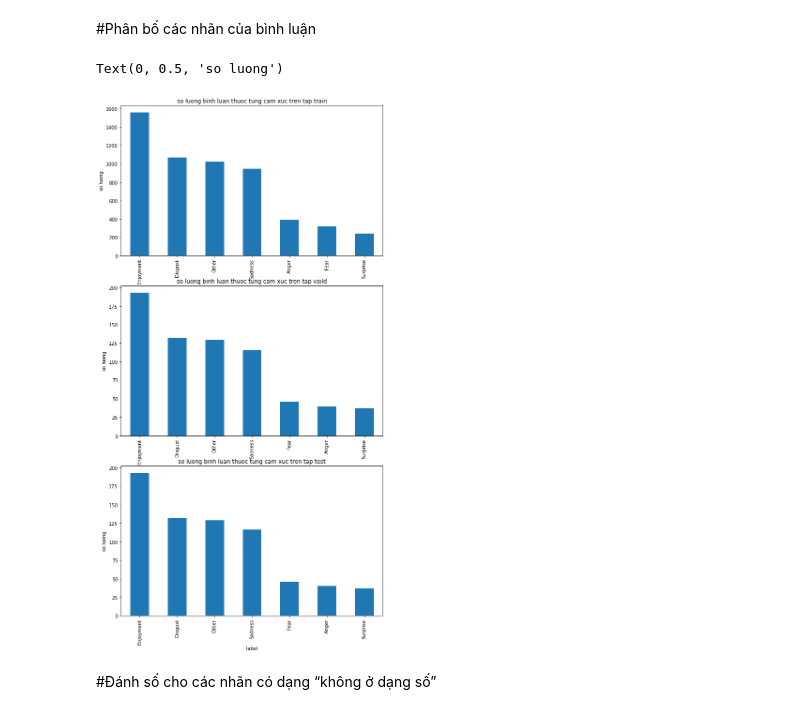
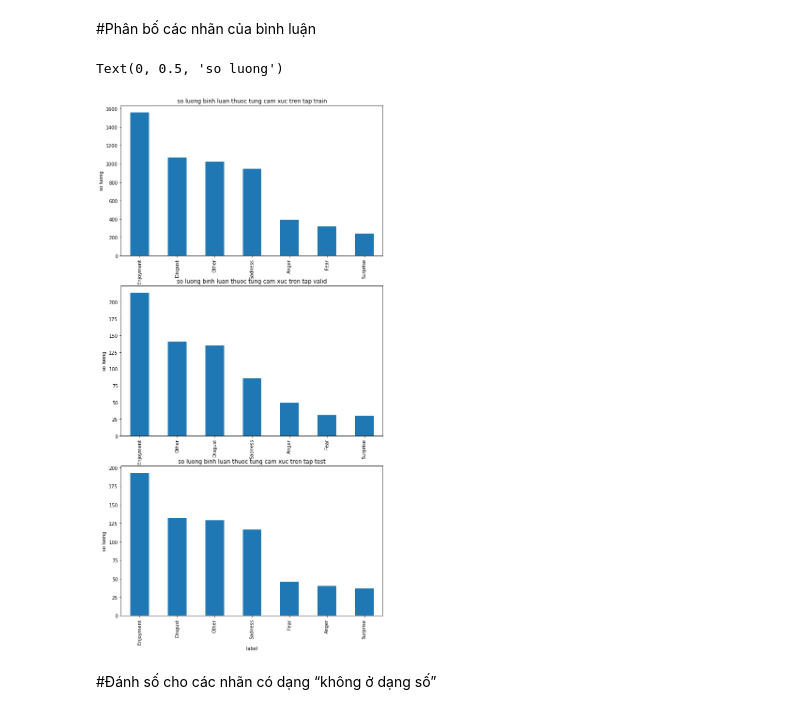
Before and after one commit to NguyenXuanVinh2000/NLP-Classifcation, a Jupyter notebook: Source_code.ipynb, the cells around one changed output. Cells and saved outputs as stored; diff of their text form; code cells hidden in the pictures.

```diff
--- a/Source_code.ipynb
+++ b/Source_code.ipynb
@@ -21,13 +28,13 @@ df_train = pd.read_excel(xl1, 0)
 xl2 = pd.ExcelFile('/content/NLP-Classifcation/UIT-VSMEC/test_nor_811.xlsx')
 df_test = pd.read_excel(xl2, 0 )
 xl3 = pd.ExcelFile('/content/NLP-Classifcation/UIT-VSMEC/valid_nor_811.xlsx')
-df_tval = pd.read_excel(xl2, 0 )
+df_valid = pd.read_excel(xl3, 0 )
 # %% [markdown]
 #Phân chia biến độc lập X và biến phụ thuộc y
 # %%
 X_train = df_train["Sentence"]
-X_val = df_train["Sentence"]
+X_val = df_valid["Sentence"]
 X_test = df_test["Sentence"]
 y_train = df_train["Emotion"]
-y_val = df_test["Emotion"]
+y_val = df_valid["Emotion"]
 y_test = df_test["Emotion"]
@@ -36,25 +76,25 @@ y_test = df_test["Emotion"]
 # %%
 plt.figure(figsize=(10,20))
 plt.subplot(311)
 y_train.value_counts().plot(kind='bar')
 plt.title('so luong binh luan thuoc tung cam xuc tren tap train')
 plt.xlabel('label')
 plt.ylabel('so luong')
 
 plt.subplot(312)
 y_val.value_counts().plot(kind='bar')
-plt.title('so luong binh luan thuoc tung cam xuc tren tap vaild')
+plt.title('so luong binh luan thuoc tung cam xuc tren tap valid')
 plt.xlabel('label')
 plt.ylabel('so luong')
 
 plt.subplot(313)
 y_test.value_counts().plot(kind='bar')
 plt.title('so luong binh luan thuoc tung cam xuc tren tap test')
 plt.xlabel('label')
 plt.ylabel('so luong')
 # %% [output]
 Text(0, 0.5, 'so luong')
-[figure, old version]
+[figure, new version]
 # %% [markdown]
 #Đánh số cho các nhãn có dạng “không ở dạng số”
 # %%
```
Also changed, not shown: parts of 34 cells of this notebook, 3 other files.
